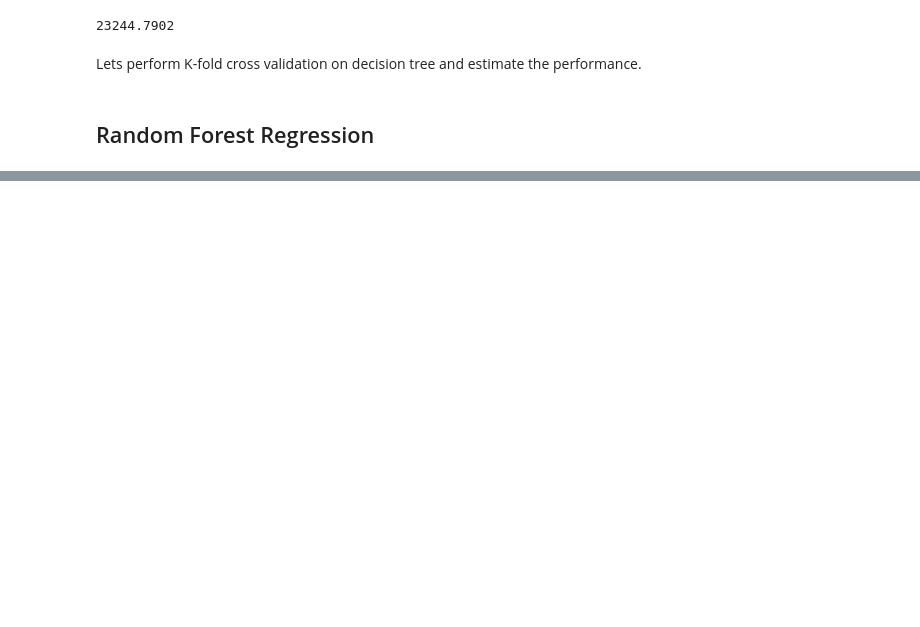
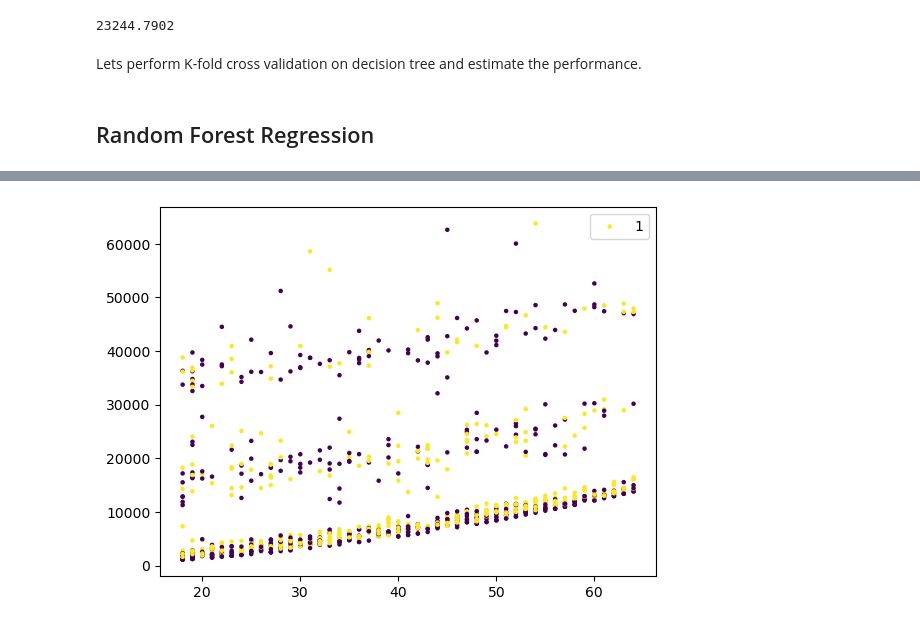
Before and after one commit to vivek-rd/Medical-Insurance-Cost-Prediction, a Jupyter notebook: medical_insurance_cost_prediction.ipynb, the cells around one changed output, grey strips where cells are left out. Saved outputs shown, nothing was run; the diff lists cells and outputs as text; code cells hidden in the pictures; blank space fills up the shorter version.

```diff
--- a/medical_insurance_cost_prediction.ipynb
+++ b/medical_insurance_cost_prediction.ipynb
@@ -215,0 +275,6 @@ Mean Absolute Error - 4526.086789042693
+# %%
+plt.scatter(X_train['age'], y_train, c=X_train['sex'], s=5)
+plt.legend(X_train['sex'])
+plt.show()
+# %% [output]
+[figure, added]
```
Also changed, not shown: parts of 10 cells of this notebook.
